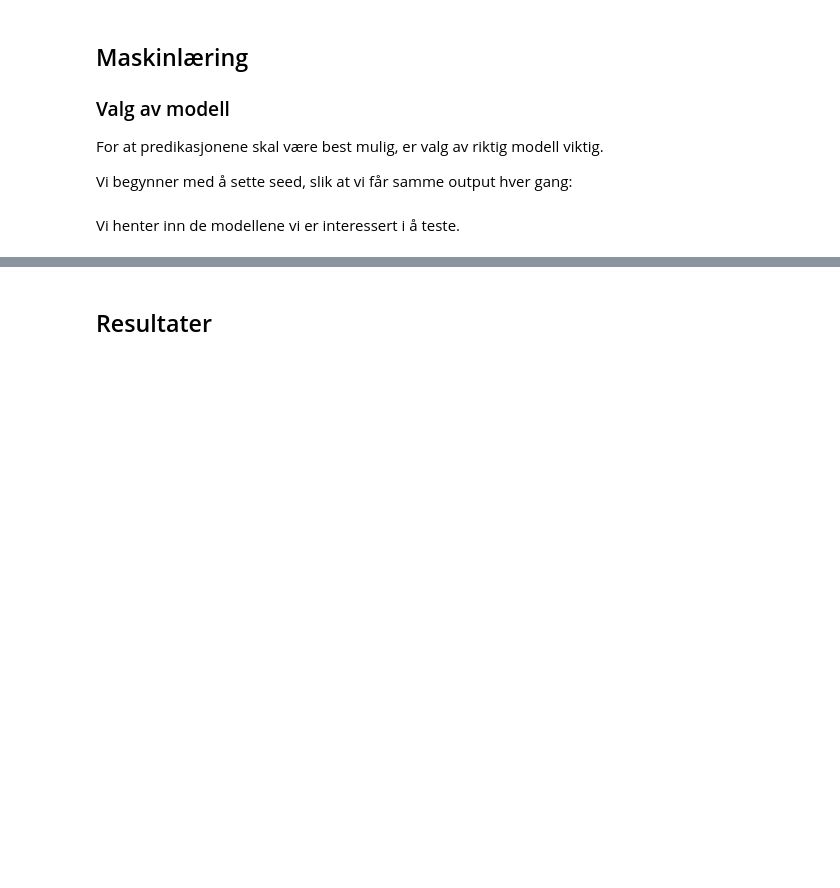
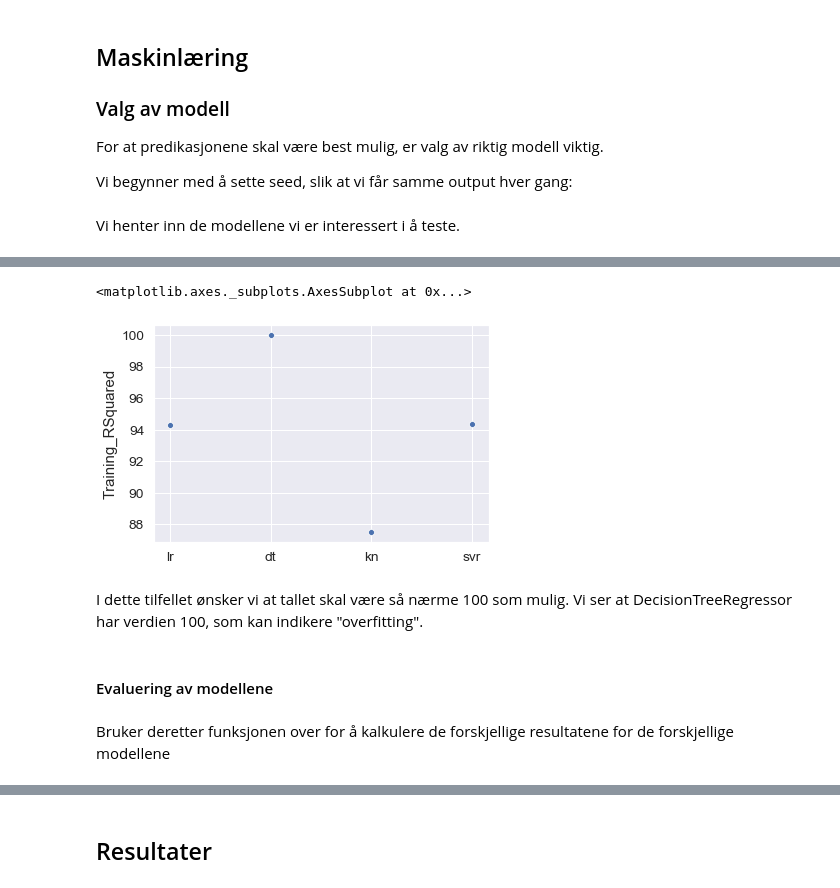
Before and after one commit to sebastianberge/ames-housing-prices, a Jupyter notebook: Ames - Housing Prices.ipynb, the cells around one changed output, grey strips where cells are left out. Cells and saved outputs as stored; diff of their text form; code cells hidden in the pictures; blank space fills up the shorter version.

Commit message:
:construction:
Arbeid med valg av modell

```diff
--- a/Ames - Housing Prices.ipynb
+++ b/Ames - Housing Prices.ipynb
@@ -475,3 +476,4 @@ from sklearn.neighbors import KNeighborsRegressor
 lr = LinearRegression(n_jobs = -1)
 dt = DecisionTreeRegressor(random_state = seed)
 kn = KNeighborsRegressor(n_jobs = -1)
+svr = SVR()
@@ -477,0 +482,9 @@ kn = KNeighborsRegressor(n_jobs = -1)
+# %%
+def train(model):
+    model.fit(df_train_final, y_train)
+    return model.score(df_train_final, y_train)
+
+models = [lr, dt, kn, svr]
+training_score=[]
+for model in models:
+    training_score.append(train(model))
@@ -477,0 +493,3 @@ kn = KNeighborsRegressor(n_jobs = -1)
+# %%
+scores = pd.DataFrame(data = training_score, columns = ['Training_RSquared'])
+scores.index = ['lr','dt', 'kn', 'svr']
@@ -477,0 +504,2 @@ kn = KNeighborsRegressor(n_jobs = -1)
+# %%
+scores = (scores*100).round(4)
@@ -477,0 +514,10 @@ kn = KNeighborsRegressor(n_jobs = -1)
+# %%
+#Mulig vi ikke trenger figur, men her er et eksempel
+sns.scatterplot(scores.index, scores['Training_RSquared'])
+# %% [output]
+<matplotlib.axes._subplots.AxesSubplot at 0x...>
+[figure, added]
+# %% [markdown]
+I dette tilfellet ønsker vi at tallet skal være så nærme 100 som mulig. Vi ser at DecisionTreeRegressor har verdien 100, som kan indikere "overfitting".
+# %% [markdown]
+#### Evaluering av modellene
@@ -477,0 +534,2 @@ kn = KNeighborsRegressor(n_jobs = -1)
+# %% [markdown]
+Bruker deretter funksjonen over for å kalkulere de forskjellige resultatene for de forskjellige modellene
```
Also changed, not shown: parts of 10 cells of this notebook, 1 other file.
